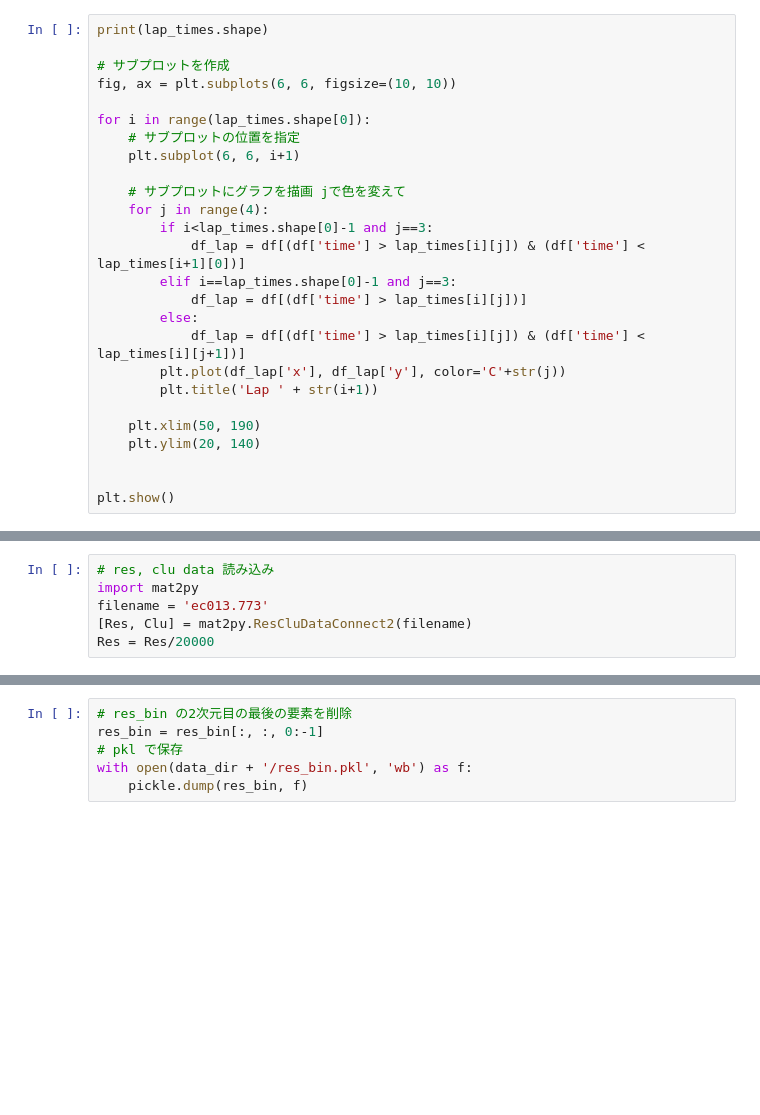
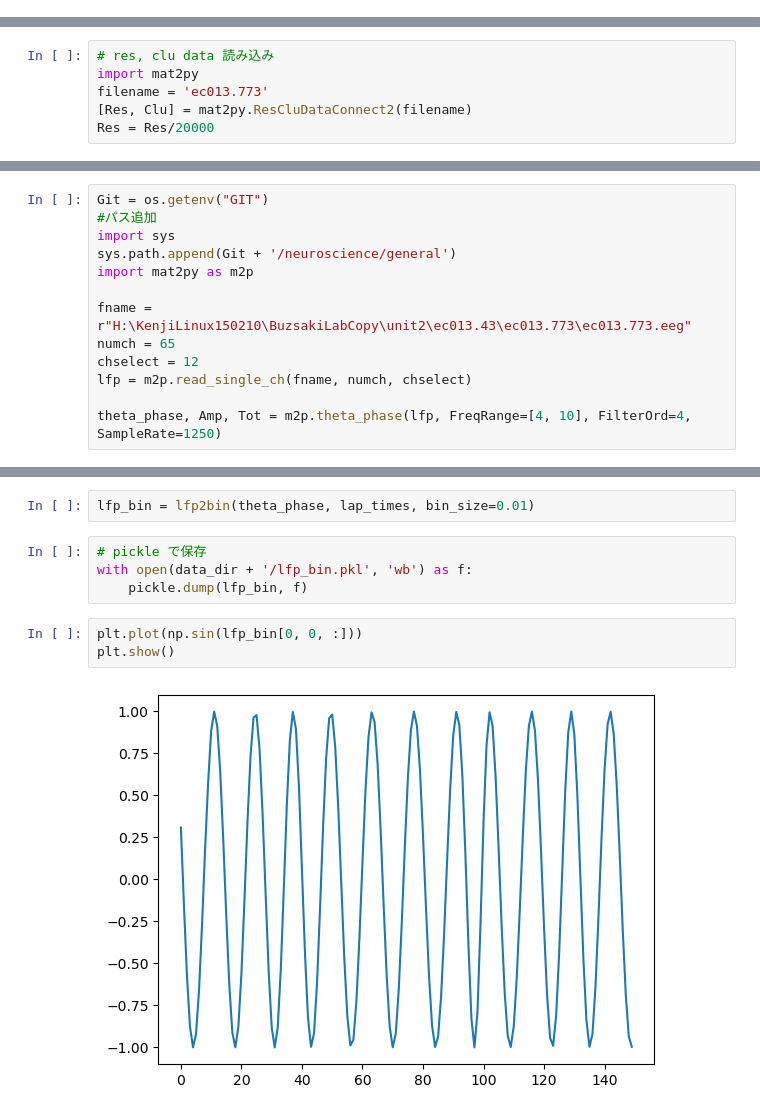
Before and after one commit to tontototon/affinewarp, a Jupyter notebook: examples/test_whltiming.ipynb, the cells around one changed output, grey strips where cells are left out. Saved outputs shown, nothing was run; the diff lists cells and outputs as text; blank space fills up the shorter version.

```diff
--- a/examples/test_whltiming.ipynb
+++ b/examples/test_whltiming.ipynb
@@ -173,29 +173,3 @@ plt.show()
 lap_times.shape
 # %% [output]
 (36,)
-# %%
-print(lap_times.shape)
-
-# サブプロットを作成
-fig, ax = plt.subplots(6, 6, figsize=(10, 10))
-
-for i in range(lap_times.shape[0]):
-    # サブプロットの位置を指定
-    plt.subplot(6, 6, i+1)
-
-    # サブプロットにグラフを描画 jで色を変えて
-    for j in range(4):
-        if i<lap_times.shape[0]-1 and j==3:
-            df_lap = df[(df['time'] > lap_times[i][j]) & (df['time'] < lap_times[i+1][0])]
-        elif i==lap_times.shape[0]-1 and j==3:
-            df_lap = df[(df['time'] > lap_times[i][j])]
-        else:
-            df_lap = df[(df['time'] > lap_times[i][j]) & (df['time'] < lap_times[i][j+1])]
-        plt.plot(df_lap['x'], df_lap['y'], color='C'+str(j))
-        plt.title('Lap ' + str(i+1))
-
-    plt.xlim(50, 190)
-    plt.ylim(20, 140)
-
-
-plt.show()
@@ -237,0 +244,13 @@ res_bin = res2bin(Res, Clu, lap_times)
+# %%
+Git = os.getenv("GIT")
+#パス追加
+import sys
+sys.path.append(Git + '/neuroscience/general')
+import mat2py as m2p
+
+fname = r"H:\KenjiLinux150210\BuzsakiLabCopy\unit2\ec013.43\ec013.773\ec013.773.eeg"
+numch = 65
+chselect = 12
+lfp = m2p.read_single_ch(fname, numch, chselect)
+
+theta_phase, Amp, Tot = m2p.theta_phase(lfp, FreqRange=[4, 10], FilterOrd=4, SampleRate=1250)
@@ -238,6 +266,11 @@ res_bin = res2bin(Res, Clu, lap_times)
+# %%
+lfp_bin = lfp2bin(theta_phase, lap_times, bin_size=0.01)
 # %%
-# res_bin の2次元目の最後の要素を削除
-res_bin = res_bin[:, :, 0:-1]
-# pkl で保存
-with open(data_dir + '/res_bin.pkl', 'wb') as f:
-    pickle.dump(res_bin, f)
+# pickle で保存
+with open(data_dir + '/lfp_bin.pkl', 'wb') as f:
+    pickle.dump(lfp_bin, f)
+# %%
+plt.plot(np.sin(lfp_bin[0, 0, :]))
+plt.show()
+# %% [output]
+[figure, added]
```
Also changed, not shown: parts of 4 cells of this notebook, 1 other file.
